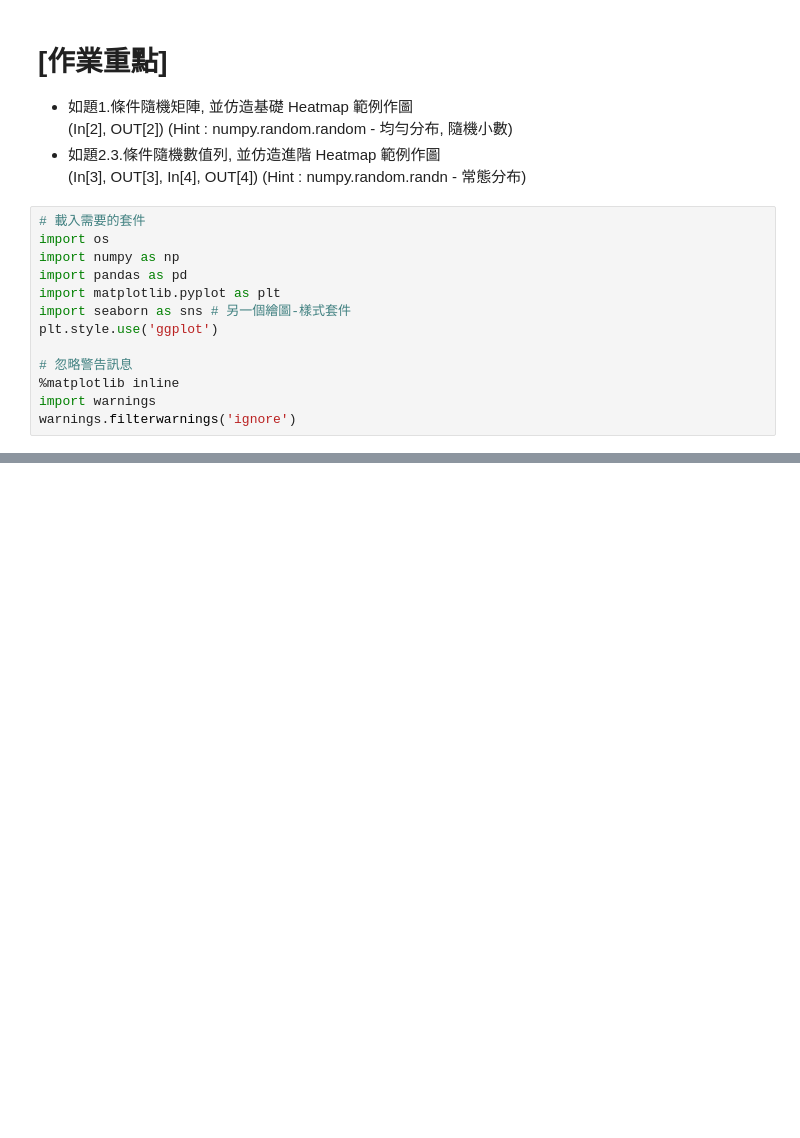
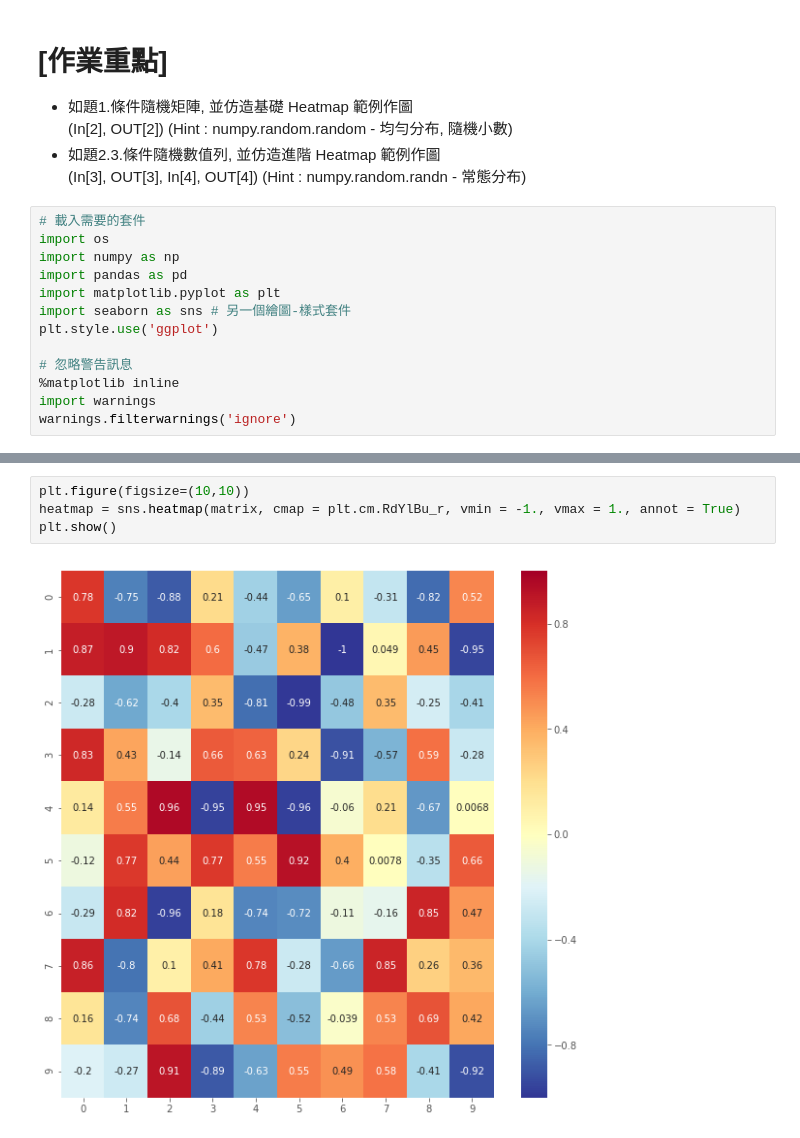
Before and after one commit to sevaroy/100Day-ML-Marathon, a Jupyter notebook: homework/Day_015_HW.ipynb, the cells around one changed output, grey strips where cells are left out. Cells and saved outputs as stored; diff of their text form; blank space fills up the shorter version.

```diff
--- a/homework/Day_015_HW.ipynb
+++ b/homework/Day_015_HW.ipynb
@@ -45,3 +45,9 @@ plt.show()
+# %%
+plt.figure(figsize=(10,10))
+heatmap = sns.heatmap(matrix, cmap = plt.cm.RdYlBu_r, vmin = -1., vmax = 1., annot = True)
+plt.show()
+# %% [output]
+[figure, added]
 # %%
 nrow = 1000
 ncol = 3
```
Also changed, not shown: parts of 3 cells of this notebook.
